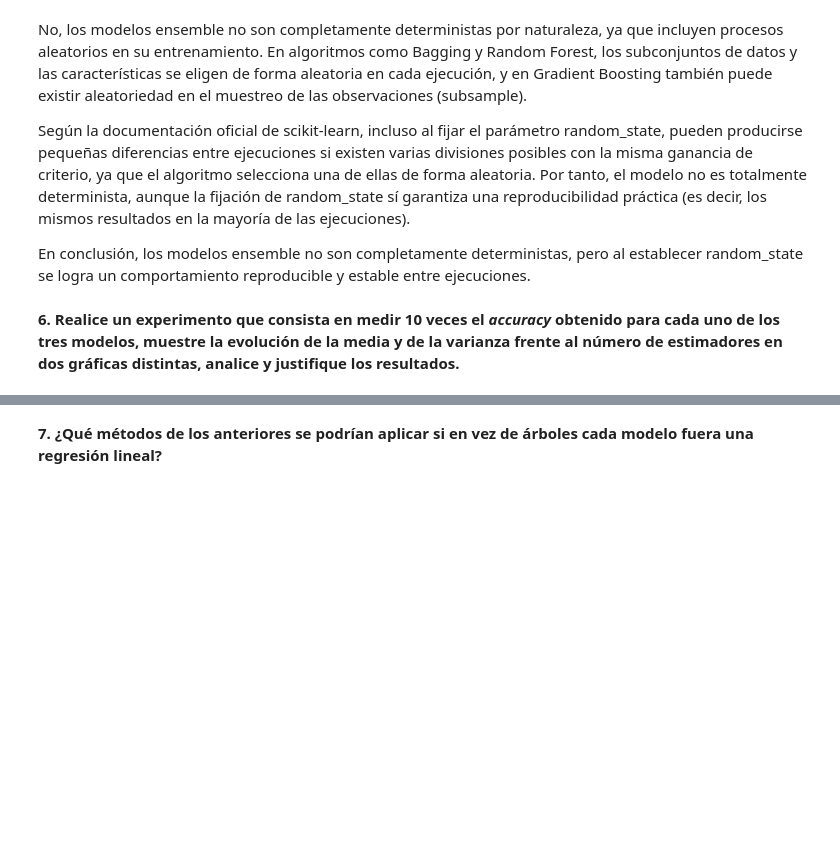
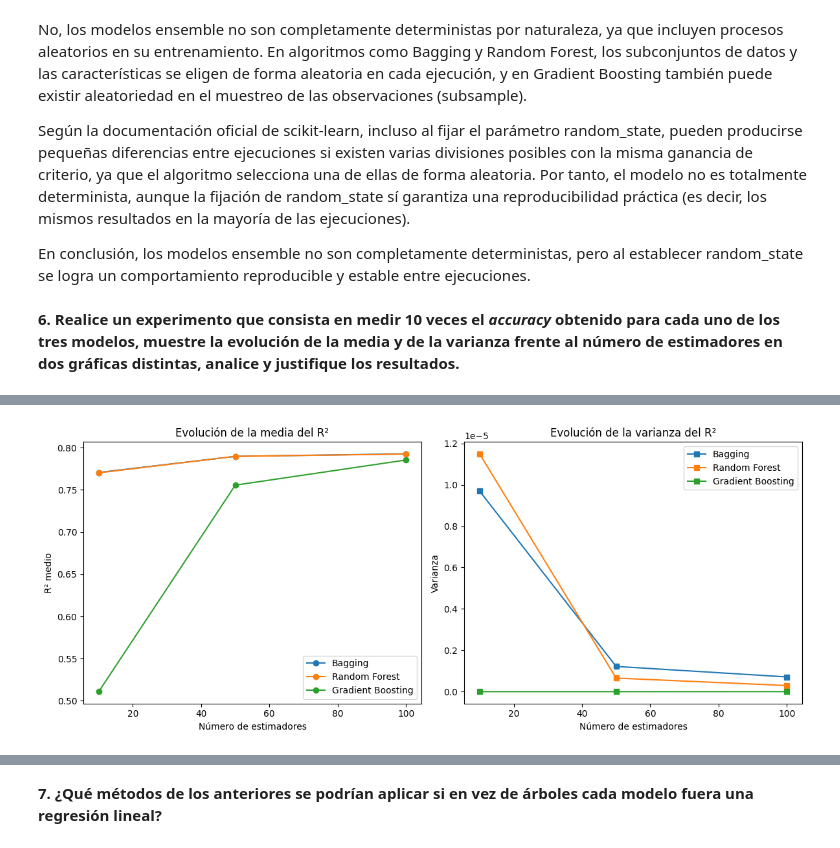
Before and after one commit to leirebernardez/P2-APAUT-II, a Jupyter notebook: soluciones_practica_2.ipynb, the cells around one changed output, grey strips where cells are left out. Cells and saved outputs as stored; diff of their text form; code cells hidden in the pictures; blank space fills up the shorter version.

```diff
--- a/soluciones_practica_2.ipynb
+++ b/soluciones_practica_2.ipynb
@@ -687,17 +530,0 @@ Random Forest MSE: 0.27438987885711436
-# %%
-from sklearn.ensemble import GradientBoostingRegressor
-
-pipe_gb = Pipeline([
-    ("model", GradientBoostingRegressor(
-        n_estimators=100,
-        learning_rate=0.1,
-        max_depth=3,
-        random_state=42
-    ))
-])
-
-pipe_gb.fit(X_train, y_train)
-y_pred_gb = pipe_gb.predict(X_test)
-
-print("Gradient Boosting R²:", r2_score(y_test, y_pred_gb))
-print("Gradient Boosting MSE:", mean_squared_error(y_test, y_pred_gb))
@@ -842,3 +666,66 @@ Por tanto, el modelo no es totalmente determinista, aunque la fijación de rando
 En conclusión, los modelos ensemble no son completamente deterministas, pero al establecer random_state se logra un comportamiento reproducible y estable entre ejecuciones.
 # %% [markdown]
 **6. Realice un experimento que consista en medir 10 veces el *accuracy* obtenido para cada uno de los tres modelos, muestre la evolución de la media y de la varianza frente al número de estimadores en dos gráficas distintas, analice y justifique los resultados.**
+# %%
+import numpy as np
+import matplotlib.pyplot as plt
+from sklearn.ensemble import BaggingRegressor, RandomForestRegressor, GradientBoostingRegressor
+from sklearn.tree import DecisionTreeRegressor
+from sklearn.model_selection import train_test_split
+from sklearn.datasets import fetch_california_housing
+from sklearn.metrics import r2_score
+
+
+# 2. Modelos
+models = {
+    "Bagging": BaggingRegressor(
+        estimator=DecisionTreeRegressor(random_state=42),
+        random_state=42,
+        n_jobs=-1
+    ),
+    "Random Forest": RandomForestRegressor(random_state=42, n_jobs=-1),
+    "Gradient Boosting": GradientBoostingRegressor(random_state=42)
+}
+
+# 3. Número de estimadores
+n_estimators_range = [10, 50, 100]
+
+# 4. Guardar resultados
+results = {name: [] for name in models.keys()}
+
+# 5. Repetir 5 veces cada modelo para cada número de estimadores
+for name, model in models.items():
+    print(f"\nEntrenando modelo: {name}")
+    for n in n_estimators_range:
+        scores = []
+        for seed in range(5):
+            model.set_params(n_estimators=n, random_state=seed)
+            model.fit(X_train, y_train)
+            y_pred = model.predict(X_test)
+            scores.append(r2_score(y_test, y_pred))
+        results[name].append((np.mean(scores), np.var(scores)))
+
+# 6. Representar resultados
+plt.figure(figsize=(12,5))
+
+# Media del R²
+plt.subplot(1,2,1)
+for name in results:
+    plt.plot(n_estimators_range, [r[0] for r in results[name]], marker='o', label=name)
+plt.title("Evolución de la media del R²")
+plt.xlabel("Número de estimadores")
+plt.ylabel("R² medio")
+plt.legend()
+
+# Varianza del R²
+plt.subplot(1,2,2)
+for name in results:
+    plt.plot(n_estimators_range, [r[1] for r in results[name]], marker='s', label=name)
+plt.title("Evolución de la varianza del R²")
+plt.xlabel("Número de estimadores")
+plt.ylabel("Varianza")
+plt.legend()
+
+plt.tight_layout()
+plt.show()
+# %% [output]
@@ -844,0 +737 @@ En conclusión, los modelos ensemble no son completamente deterministas, pero al
+[figure, added]
```
Also changed, not shown: parts of 25 cells of this notebook, 2 other files.
